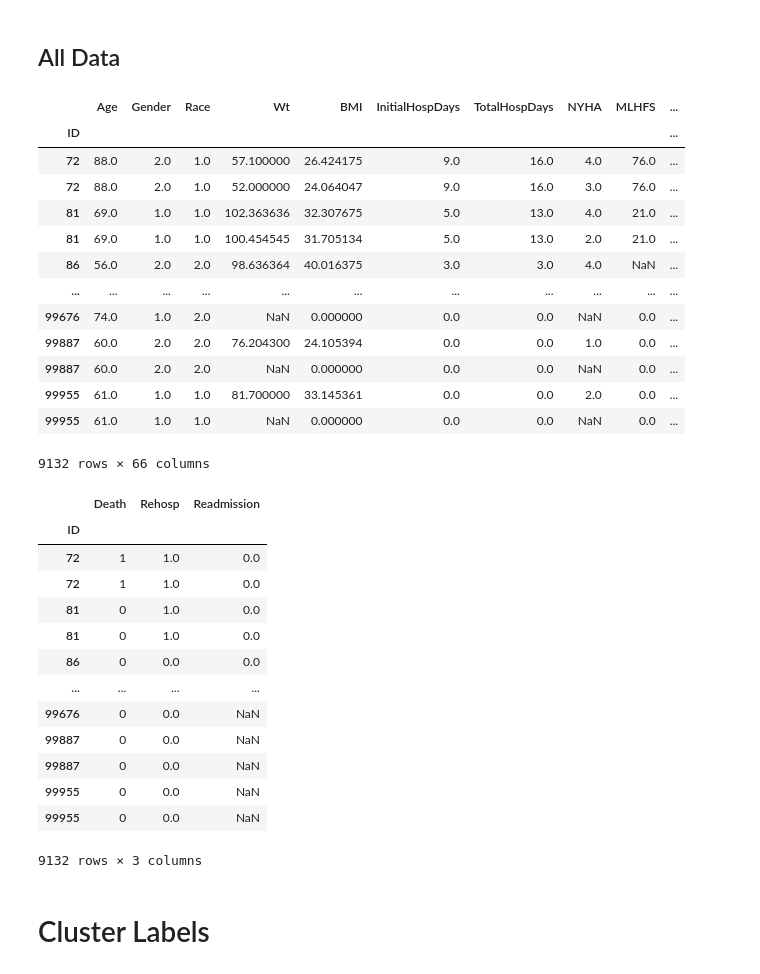
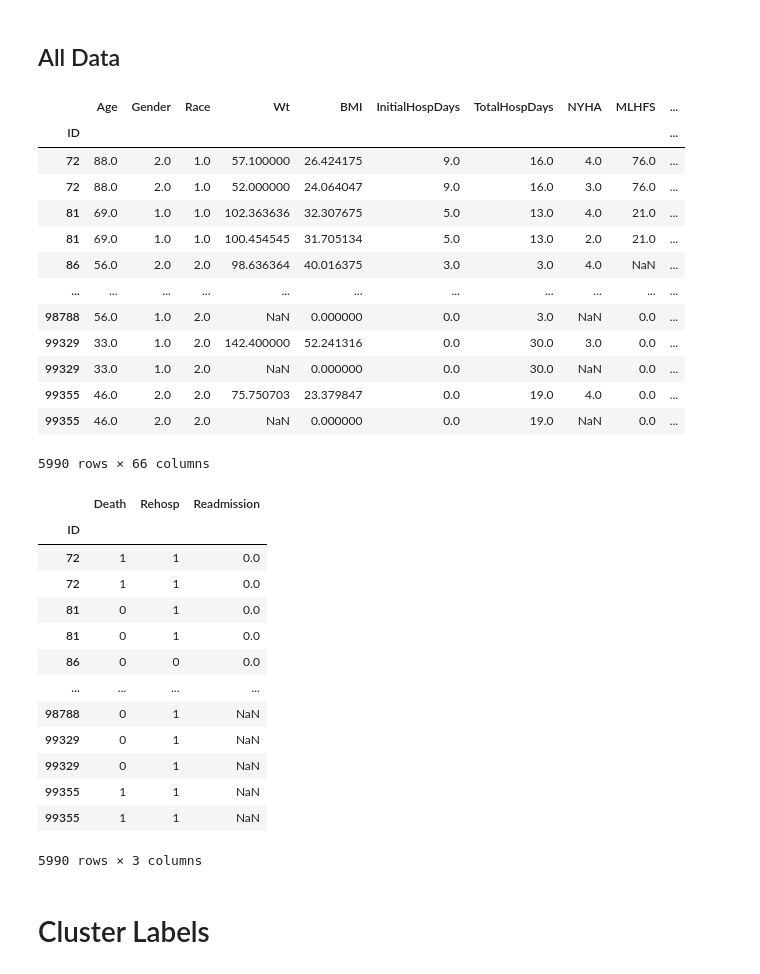
Before and after one commit to jozieLamp/CARNA, a Jupyter notebook: Group Cluster Create Score Labels.ipynb, the cells around one changed output. Cells and saved outputs as stored; diff of their text form; code cells hidden in the pictures.

Commit message:
Starting on updating of group score label clustering part

```diff
--- a/Group Cluster Create Score Labels.ipynb
+++ b/Group Cluster Create Score Labels.ipynb
@@ -129,27 +126,26 @@ hemoLabels
 # %%
 allDataOrig = escapeAllData.append(cardShockAllData)
 allDataOrig = allDataOrig.append(serialAllData)
-allDataOrig = allDataOrig.append(hfactionAllData)
 allDataOrig = allDataOrig.append(bestAllData)
 allDataOrig = allDataOrig.append(guideAllData)
 
 allDataOrig.index.name = 'ID'
 allDataOrig
 # %% [output]
 |  | Age | Gender | Race | Wt | BMI | InitialHospDays | TotalHospDays | NYHA | MLHFS | ... |
 | ID |  |  |  |  |  |  |  |  |  | ... |
 | 72 | 88.0 | 2.0 | 1.0 | 57.100000 | 26.424175 | 9.0 | 16.0 | 4.0 | 76.0 | ... |
 | 72 | 88.0 | 2.0 | 1.0 | 52.000000 | 24.064047 | 9.0 | 16.0 | 3.0 | 76.0 | ... |
 | 81 | 69.0 | 1.0 | 1.0 | 102.363636 | 32.307675 | 5.0 | 13.0 | 4.0 | 21.0 | ... |
 | 81 | 69.0 | 1.0 | 1.0 | 100.454545 | 31.705134 | 5.0 | 13.0 | 2.0 | 21.0 | ... |
 | 86 | 56.0 | 2.0 | 2.0 | 98.636364 | 40.016375 | 3.0 | 3.0 | 4.0 | NaN | ... |
 | ... | ... | ... | ... | ... | ... | ... | ... | ... | ... | ... |
-| 99676 | 74.0 | 1.0 | 2.0 | NaN | 0.000000 | 0.0 | 0.0 | NaN | 0.0 | ... |
-| 99887 | 60.0 | 2.0 | 2.0 | 76.204300 | 24.105394 | 0.0 | 0.0 | 1.0 | 0.0 | ... |
-| 99887 | 60.0 | 2.0 | 2.0 | NaN | 0.000000 | 0.0 | 0.0 | NaN | 0.0 | ... |
-| 99955 | 61.0 | 1.0 | 1.0 | 81.700000 | 33.145361 | 0.0 | 0.0 | 2.0 | 0.0 | ... |
-| 99955 | 61.0 | 1.0 | 1.0 | NaN | 0.000000 | 0.0 | 0.0 | NaN | 0.0 | ... |
+| 98788 | 56.0 | 1.0 | 2.0 | NaN | 0.000000 | 0.0 | 3.0 | NaN | 0.0 | ... |
+| 99329 | 33.0 | 1.0 | 2.0 | 142.400000 | 52.241316 | 0.0 | 30.0 | 3.0 | 0.0 | ... |
+| 99329 | 33.0 | 1.0 | 2.0 | NaN | 0.000000 | 0.0 | 30.0 | NaN | 0.0 | ... |
+| 99355 | 46.0 | 2.0 | 2.0 | 75.750703 | 23.379847 | 0.0 | 19.0 | 4.0 | 0.0 | ... |
+| 99355 | 46.0 | 2.0 | 2.0 | NaN | 0.000000 | 0.0 | 19.0 | NaN | 0.0 | ... |
-9132 rows × 66 columns
+5990 rows × 66 columns
 # %%
 lst = []
 
@@ -167,10 +163,6 @@ for idx in allDataOrig.index:
         row = serialLabels.loc[idx].tolist()
         row.insert(0, idx)
         lst.append(row)
-    elif idx in hfactionLabels.index:
-        row = hfactionLabels.loc[idx].tolist()
-        row.insert(0, idx)
-        lst.append(row)
     elif idx in bestLabels.index:
         row = bestLabels.loc[idx].tolist()
         row.insert(0, idx)
@@ -185,18 +177,18 @@ allDataLabels
 # %% [output]
 |  | Death | Rehosp | Readmission |
 | ID |  |  |  |
-| 72 | 1 | 1.0 | 0.0 |
-| 72 | 1 | 1.0 | 0.0 |
-| 81 | 0 | 1.0 | 0.0 |
-| 81 | 0 | 1.0 | 0.0 |
-| 86 | 0 | 0.0 | 0.0 |
+| 72 | 1 | 1 | 0.0 |
+| 72 | 1 | 1 | 0.0 |
+| 81 | 0 | 1 | 0.0 |
+| 81 | 0 | 1 | 0.0 |
+| 86 | 0 | 0 | 0.0 |
 | ... | ... | ... | ... |
-| 99676 | 0 | 0.0 | NaN |
-| 99887 | 0 | 0.0 | NaN |
-| 99887 | 0 | 0.0 | NaN |
-| 99955 | 0 | 0.0 | NaN |
-| 99955 | 0 | 0.0 | NaN |
+| 98788 | 0 | 1 | NaN |
+| 99329 | 0 | 1 | NaN |
+| 99329 | 0 | 1 | NaN |
+| 99355 | 1 | 1 | NaN |
+| 99355 | 1 | 1 | NaN |
-9132 rows × 3 columns
+5990 rows × 3 columns
 # %% [markdown]
 # Cluster Labels
 # %%
```
Also changed, not shown: parts of 6 cells of this notebook, 1 other file.
